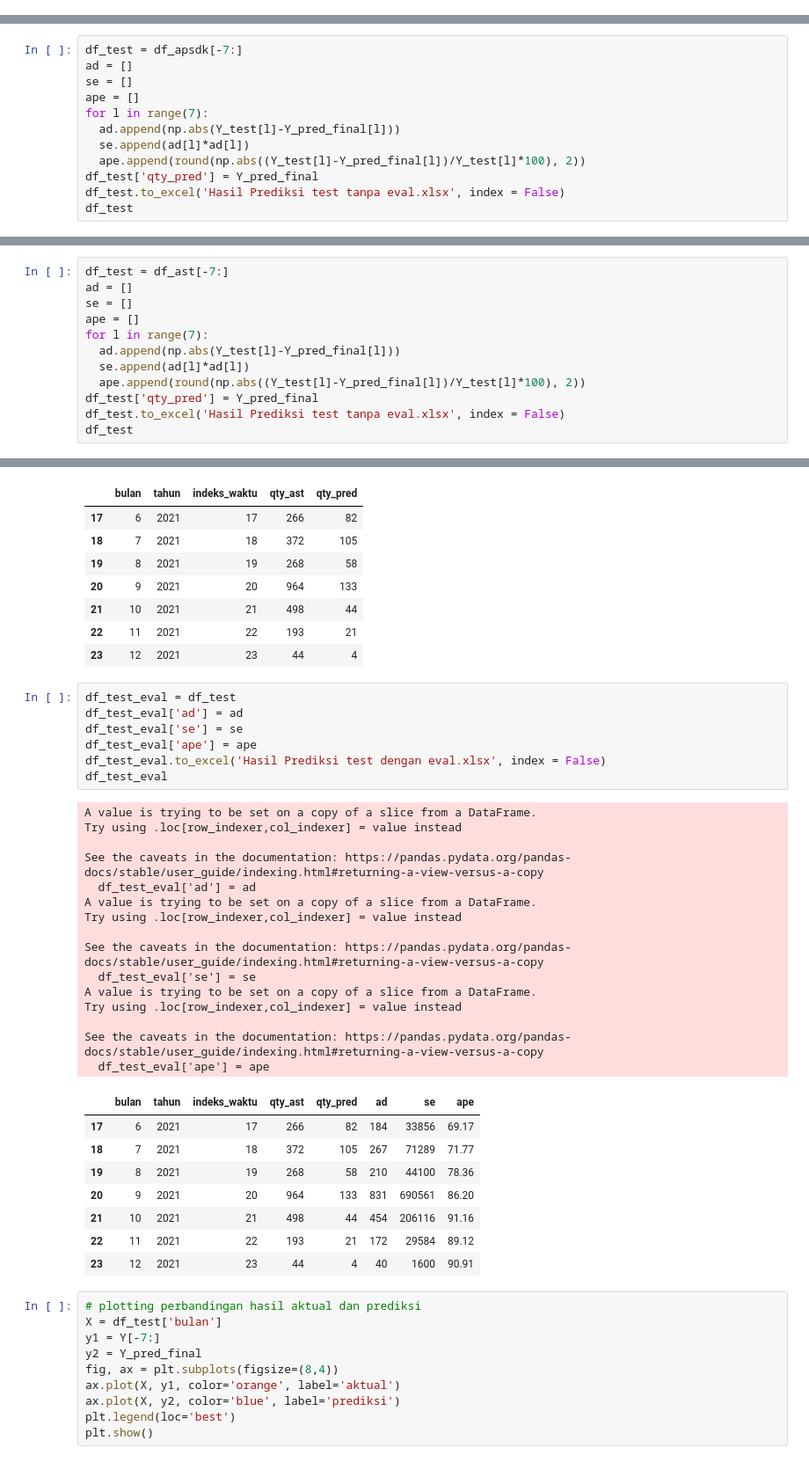
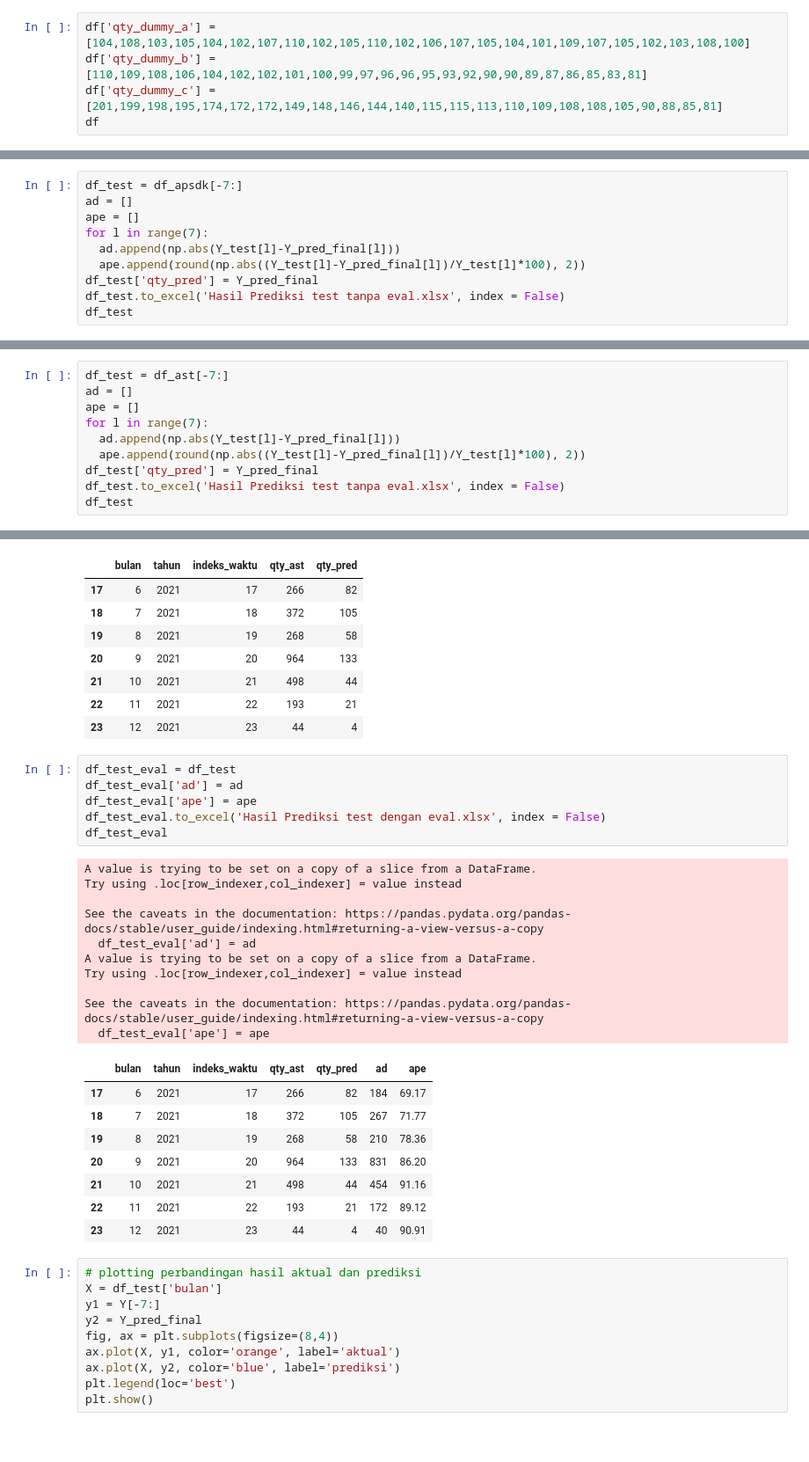
Before and after one commit to han2512/Tugas-Akhir, a Jupyter notebook: TA_trend_moment.ipynb, the cells around one changed output, grey strips where cells are left out. Shown: that part at 88% size. Saved outputs shown, nothing was run; the diff lists cells and outputs as text; blank space fills up the shorter version.

```diff
--- a/TA_trend_moment.ipynb
+++ b/TA_trend_moment.ipynb
@@ -80,3 +76,8 @@ df
 | 21 | 10 | 2021 | 21 | 272 | 498 | 273 | 61 | 29 | 131 | 60 | ... |
 | 22 | 11 | 2021 | 22 | 439 | 193 | 125 | 11 | 9 | 28 | 52 | ... |
 | 23 | 12 | 2021 | 23 | 40 | 44 | 319 | 53 | 3 | 29 | 13 | ... |
+# %%
+df['qty_dummy_a'] = [104,108,103,105,104,102,107,110,102,105,110,102,106,107,105,104,101,109,107,105,102,103,108,100]
+df['qty_dummy_b'] = [110,109,108,106,104,102,102,101,100,99,97,96,96,95,93,92,90,90,89,87,86,85,83,81]
+df['qty_dummy_c'] = [201,199,198,195,174,172,172,149,148,146,144,140,115,115,113,110,109,108,108,105,90,88,85,81]
+df
@@ -163,11 +180,9 @@ Y_pred_final
 # %%
 df_test = df_apsdk[-7:]
 ad = []
-se = []
 ape = []
 for l in range(7):
   ad.append(np.abs(Y_test[l]-Y_pred_final[l]))
-  se.append(ad[l]*ad[l])
   ape.append(round(np.abs((Y_test[l]-Y_pred_final[l])/Y_test[l]*100), 2))
 df_test['qty_pred'] = Y_pred_final
 df_test.to_excel('Hasil Prediksi test tanpa eval.xlsx', index = False)
@@ -358,11 +325,9 @@ Y_pred_final
 # %%
 df_test = df_ast[-7:]
 ad = []
-se = []
 ape = []
 for l in range(7):
   ad.append(np.abs(Y_test[l]-Y_pred_final[l]))
-  se.append(ad[l]*ad[l])
   ape.append(round(np.abs((Y_test[l]-Y_pred_final[l])/Y_test[l]*100), 2))
 df_test['qty_pred'] = Y_pred_final
 df_test.to_excel('Hasil Prediksi test tanpa eval.xlsx', index = False)
@@ -384,34 +349,28 @@ See the caveats in the documentation: https://pandas.pydata.org/pandas-docs/stab
 # %%
 df_test_eval = df_test
 df_test_eval['ad'] = ad
-df_test_eval['se'] = se
 df_test_eval['ape'] = ape
 df_test_eval.to_excel('Hasil Prediksi test dengan eval.xlsx', index = False)
 df_test_eval
 # %% [output]
 A value is trying to be set on a copy of a slice from a DataFrame.
 Try using .loc[row_indexer,col_indexer] = value instead
 
 See the caveats in the documentation: https://pandas.pydata.org/pandas-docs/stable/user_guide/indexing.html#returning-a-view-versus-a-copy
   df_test_eval['ad'] = ad
 A value is trying to be set on a copy of a slice from a DataFrame.
 Try using .loc[row_indexer,col_indexer] = value instead
 
 See the caveats in the documentation: https://pandas.pydata.org/pandas-docs/stable/user_guide/indexing.html#returning-a-view-versus-a-copy
-  df_test_eval['se'] = se
-A value is trying to be set on a copy of a slice from a DataFrame.
-Try using .loc[row_indexer,col_indexer] = value instead
-
-See the caveats in the documentation: https://pandas.pydata.org/pandas-docs/stable/user_guide/indexing.html#returning-a-view-versus-a-copy
   df_test_eval['ape'] = ape
-|  | bulan | tahun | indeks_waktu | qty_ast | qty_pred | ad | se | ape |
-| 17 | 6 | 2021 | 17 | 266 | 82 | 184 | 33856 | 69.17 |
-| 18 | 7 | 2021 | 18 | 372 | 105 | 267 | 71289 | 71.77 |
-| 19 | 8 | 2021 | 19 | 268 | 58 | 210 | 44100 | 78.36 |
-| 20 | 9 | 2021 | 20 | 964 | 133 | 831 | 690561 | 86.20 |
-| 21 | 10 | 2021 | 21 | 498 | 44 | 454 | 206116 | 91.16 |
-| 22 | 11 | 2021 | 22 | 193 | 21 | 172 | 29584 | 89.12 |
-| 23 | 12 | 2021 | 23 | 44 | 4 | 40 | 1600 | 90.91 |
+|  | bulan | tahun | indeks_waktu | qty_ast | qty_pred | ad | ape |
+| 17 | 6 | 2021 | 17 | 266 | 82 | 184 | 69.17 |
+| 18 | 7 | 2021 | 18 | 372 | 105 | 267 | 71.77 |
+| 19 | 8 | 2021 | 19 | 268 | 58 | 210 | 78.36 |
+| 20 | 9 | 2021 | 20 | 964 | 133 | 831 | 86.20 |
+| 21 | 10 | 2021 | 21 | 498 | 44 | 454 | 91.16 |
+| 22 | 11 | 2021 | 22 | 193 | 21 | 172 | 89.12 |
+| 23 | 12 | 2021 | 23 | 44 | 4 | 40 | 90.91 |
 # %%
 # plotting perbandingan hasil aktual dan prediksi
 X = df_test['bulan']
```
Also changed, not shown: parts of 125 cells of this notebook, 2 other files.
